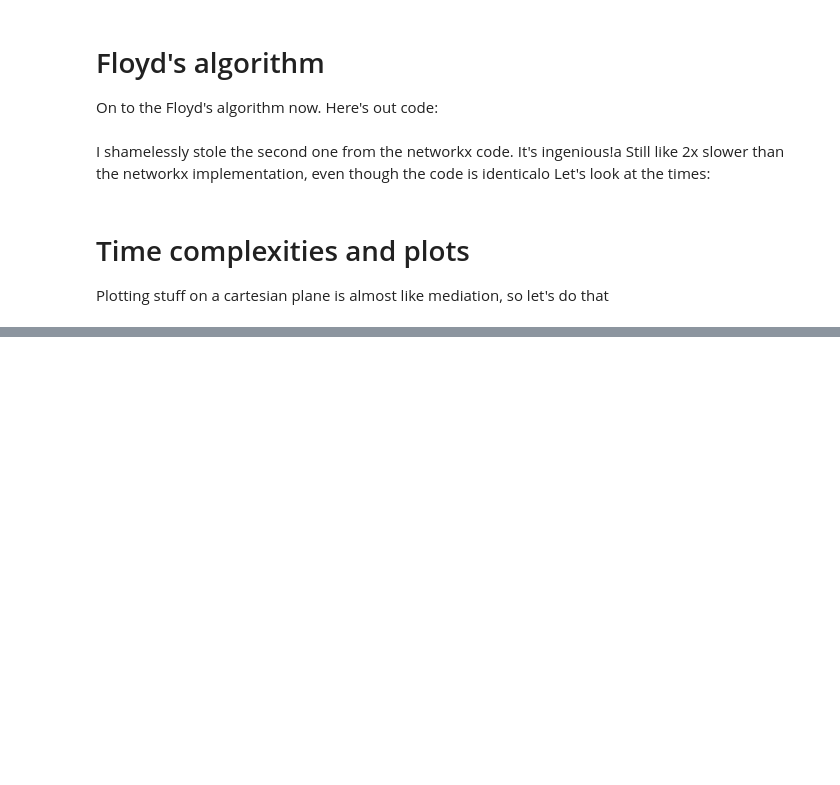
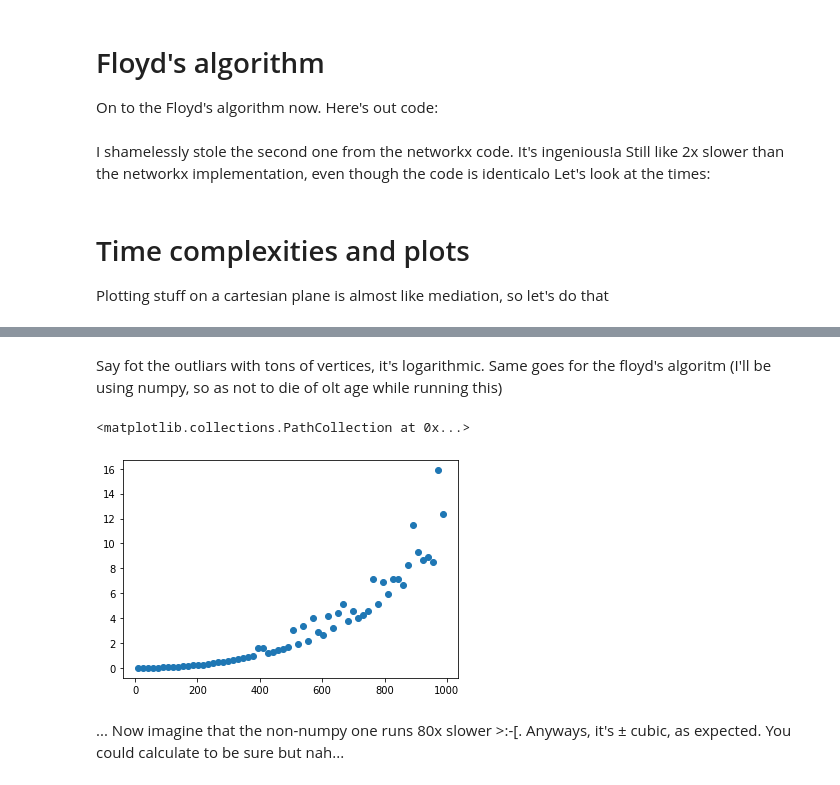
Before and after one commit to pmozil/discrete_lab_3, a Jupyter notebook: report.ipynb, the cells around one changed output, grey strips where cells are left out. Drawn from its saved outputs; the diff is of its cells as text; code cells hidden in the pictures; blank space fills up the shorter version.

```diff
--- a/report.ipynb
+++ b/report.ipynb
@@ -187,0 +221,18 @@ plt.plot(counts, times)
+# %% [markdown]
+Say fot the outliars with tons of vertices, it's logarithmic.
+Same goes for the floyd's algoritm (I'll be using numpy, so as not to die of olt age while running this)
+# %%
+counts = list(range(10, 1000, 16))
+times = []
+for vert in tqdm(counts): # Vertice counts
+    grp = gnp_random_connected_graph(vert, 100)
+    start = time.time()
+    floyd_with_numpy(grp)
+    times.append(time.time() - start)
+plt.scatter(counts, times)
+# %% [output]
+<matplotlib.collections.PathCollection at 0x...>
+[figure, added]
+# %% [markdown]
+... Now imagine that the non-numpy one runs 80x slower >:-[.
+Anyways, it's ± cubic, as expected. You could calculate to be sure but nah...
```
Also changed, not shown: parts of 12 cells of this notebook.
